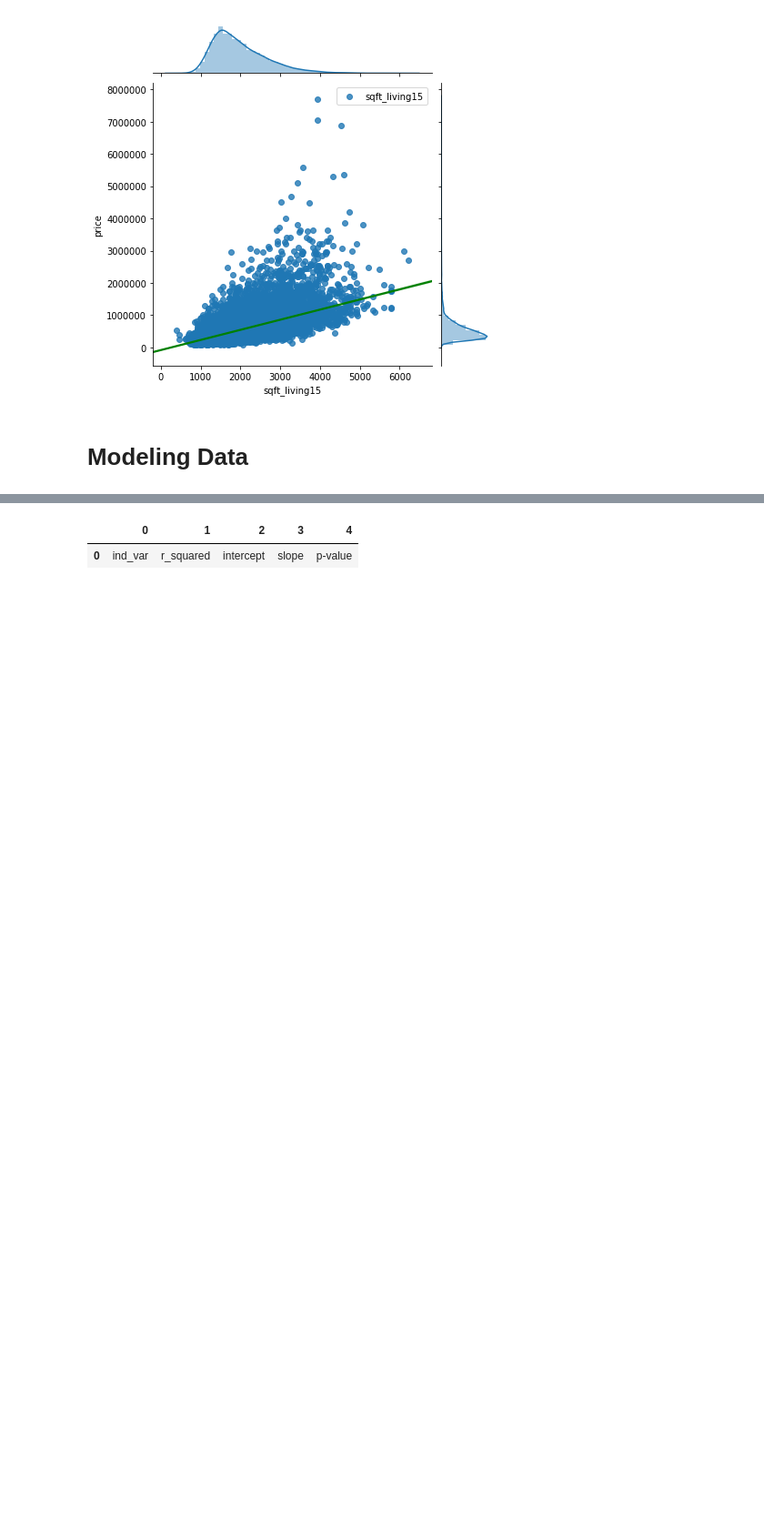
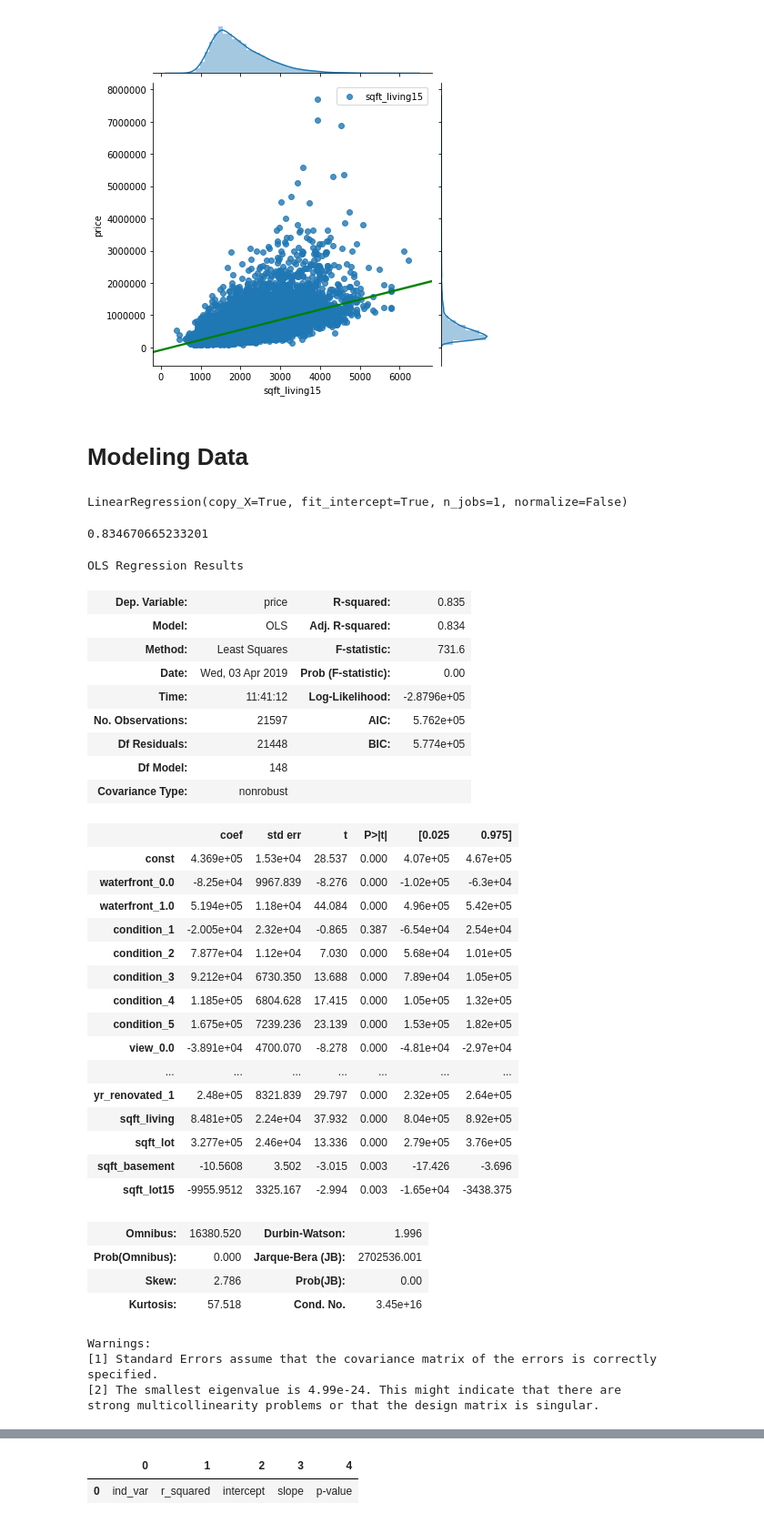
Before and after one commit to gabertooth/dsc-1-final-project-online-ds-pt-021119, a Jupyter notebook: student.ipynb, the cells around one changed output, grey strips where cells are left out. Shown at 91% size. Drawn from its saved outputs; the diff is of its cells as text; code cells hidden in the pictures; blank space fills up the shorter version.

```diff
--- a/student.ipynb
+++ b/student.ipynb
@@ -701,0 +705,56 @@ for column in ['sqft_living','sqft_living15']:
+# %%
+from sklearn.linear_model import LinearRegression
+linreg = LinearRegression()
+linreg.fit(X, y)
+LinearRegression(copy_X=True, fit_intercept=True, n_jobs=1, normalize=False)
+# %% [output]
+LinearRegression(copy_X=True, fit_intercept=True, n_jobs=1, normalize=False)
+# %%
+linreg.score(X,y)
+# %% [output]
+0.834670665233201
+# %%
+import statsmodels.formula.api as smf
+import statsmodels.api as sm
+X = df_final.drop('date',axis=1)
+y = targ_var
+# %%
+import statsmodels.api as sm
+X_int = sm.add_constant(X)
+model = sm.OLS(y,X_int).fit()
+model.summary()
+# %% [output]
+OLS Regression Results
+| Dep. Variable: | price | R-squared: | 0.835 |
+| Model: | OLS | Adj. R-squared: | 0.834 |
+| Method: | Least Squares | F-statistic: | 731.6 |
+| Date: | Wed, 03 Apr 2019 | Prob (F-statistic): | 0.00 |
+| Time: | 11:41:12 | Log-Likelihood: | -2.8796e+05 |
+| No. Observations: | 21597 | AIC: | 5.762e+05 |
+| Df Residuals: | 21448 | BIC: | 5.774e+05 |
+| Df Model: | 148 |  |  |
+| Covariance Type: | nonrobust |  |  |
+|  | coef | std err | t | P>|t| | [0.025 | 0.975] |
+| const | 4.369e+05 | 1.53e+04 | 28.537 | 0.000 | 4.07e+05 | 4.67e+05 |
+| waterfront_0.0 | -8.25e+04 | 9967.839 | -8.276 | 0.000 | -1.02e+05 | -6.3e+04 |
+| waterfront_1.0 | 5.194e+05 | 1.18e+04 | 44.084 | 0.000 | 4.96e+05 | 5.42e+05 |
+| condition_1 | -2.005e+04 | 2.32e+04 | -0.865 | 0.387 | -6.54e+04 | 2.54e+04 |
+| condition_2 | 7.877e+04 | 1.12e+04 | 7.030 | 0.000 | 5.68e+04 | 1.01e+05 |
+| condition_3 | 9.212e+04 | 6730.350 | 13.688 | 0.000 | 7.89e+04 | 1.05e+05 |
+| condition_4 | 1.185e+05 | 6804.628 | 17.415 | 0.000 | 1.05e+05 | 1.32e+05 |
+| condition_5 | 1.675e+05 | 7239.236 | 23.139 | 0.000 | 1.53e+05 | 1.82e+05 |
+| view_0.0 | -3.891e+04 | 4700.070 | -8.278 | 0.000 | -4.81e+04 | -2.97e+04 |
+| ... | ... | ... | ... | ... | ... | ... |
+| yr_renovated_1 | 2.48e+05 | 8321.839 | 29.797 | 0.000 | 2.32e+05 | 2.64e+05 |
+| sqft_living | 8.481e+05 | 2.24e+04 | 37.932 | 0.000 | 8.04e+05 | 8.92e+05 |
+| sqft_lot | 3.277e+05 | 2.46e+04 | 13.336 | 0.000 | 2.79e+05 | 3.76e+05 |
+| sqft_basement | -10.5608 | 3.502 | -3.015 | 0.003 | -17.426 | -3.696 |
+| sqft_lot15 | -9955.9512 | 3325.167 | -2.994 | 0.003 | -1.65e+04 | -3438.375 |
+| Omnibus: | 16380.520 | Durbin-Watson: | 1.996 |
+| Prob(Omnibus): | 0.000 | Jarque-Bera (JB): | 2702536.001 |
+| Skew: | 2.786 | Prob(JB): | 0.00 |
+| Kurtosis: | 57.518 | Cond. No. | 3.45e+16 |
+Warnings:
+[1] Standard Errors assume that the covariance matrix of the errors is correctly specified.
+[2] The smallest eigenvalue is 4.99e-24. This might indicate that there are
+strong multicollinearity problems or that the design matrix is singular.
```
Also changed, not shown: parts of 10 cells of this notebook.
